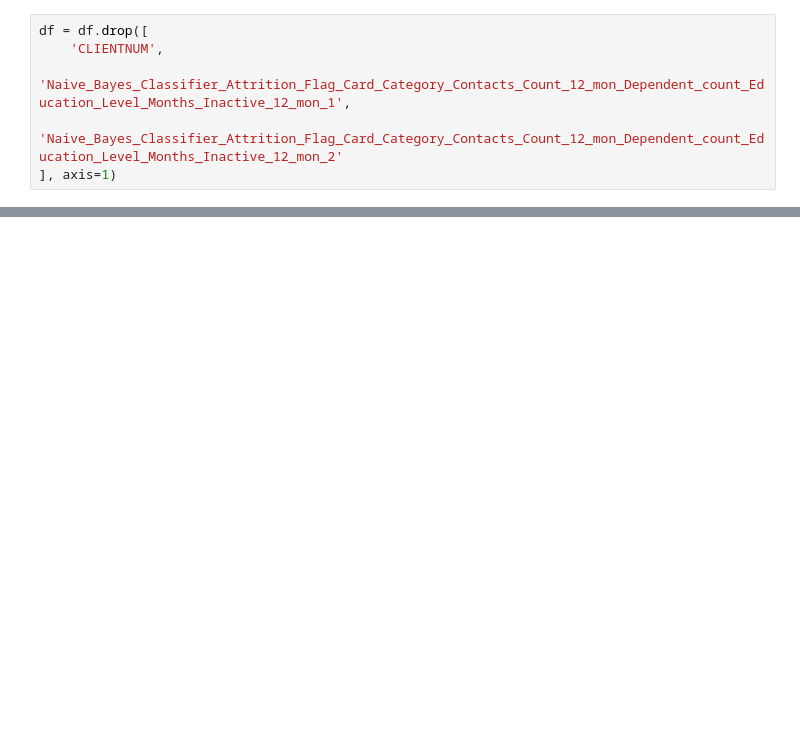
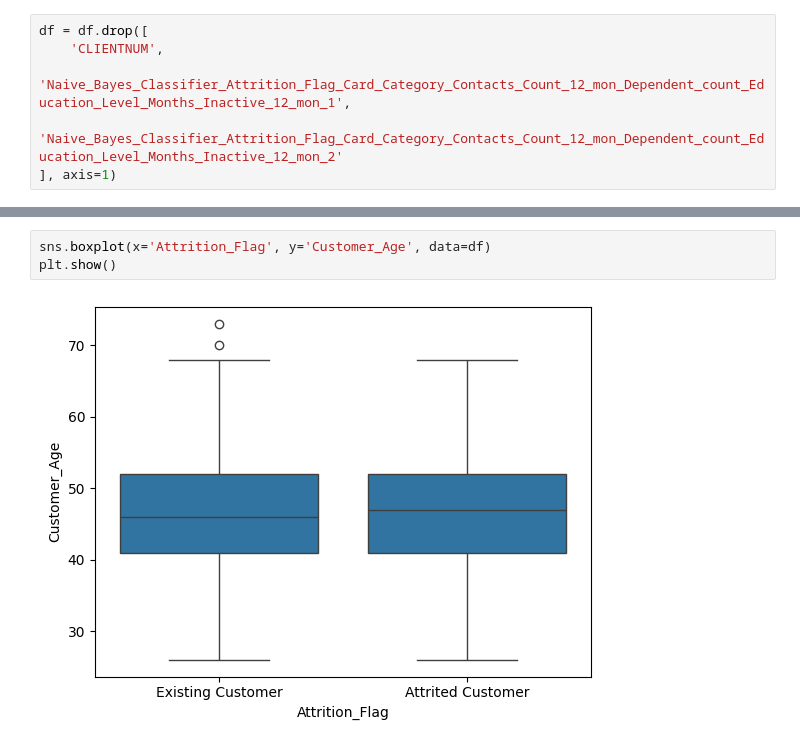
Before and after one commit to Kushagra976/bank-customer-attrition-prediction, a Jupyter notebook: notebooks/credit_model.ipynb, the cells around one changed output, grey strips where cells are left out. Cells and saved outputs as stored; diff of their text form; blank space fills up the shorter version.

```diff
--- a/notebooks/credit_model.ipynb
+++ b/notebooks/credit_model.ipynb
@@ -33,0 +85,5 @@ df.head()
+# %%
+sns.boxplot(x='Attrition_Flag', y='Customer_Age', data=df)
+plt.show()
+# %% [output]
+[figure, added]
```
Also changed, not shown: parts of 46 cells of this notebook, 2 other files.
